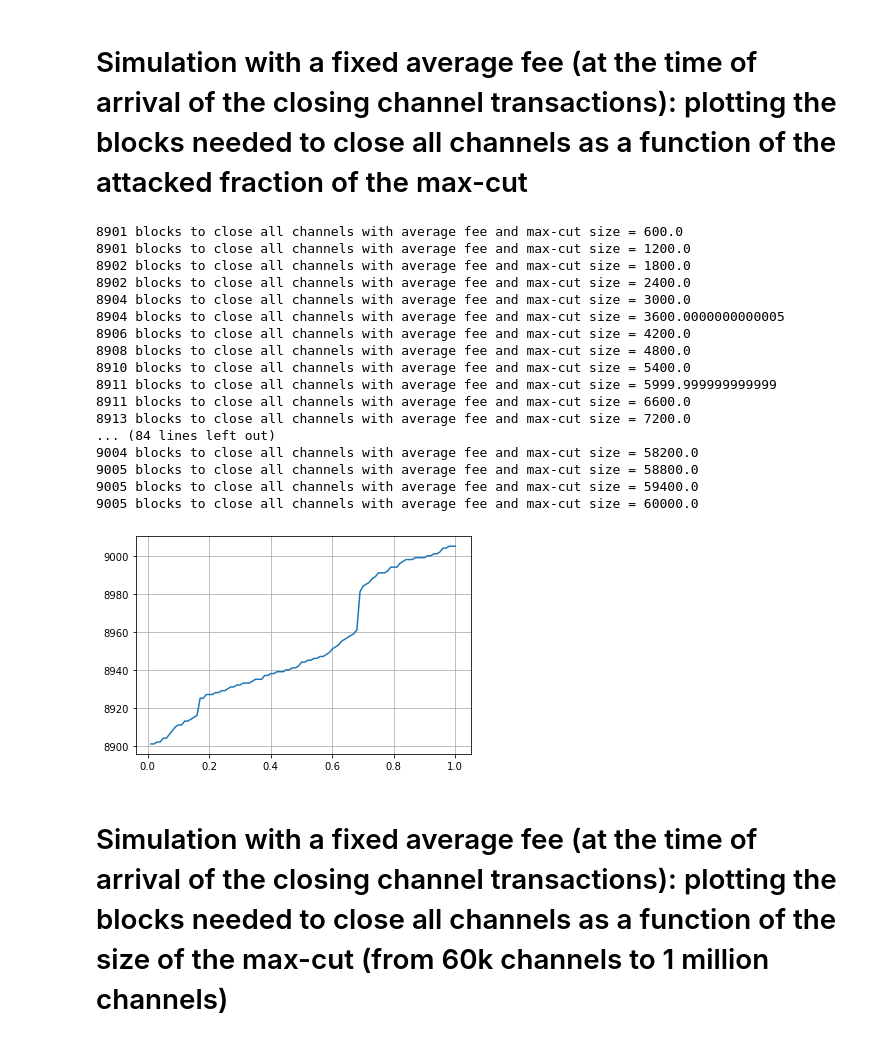
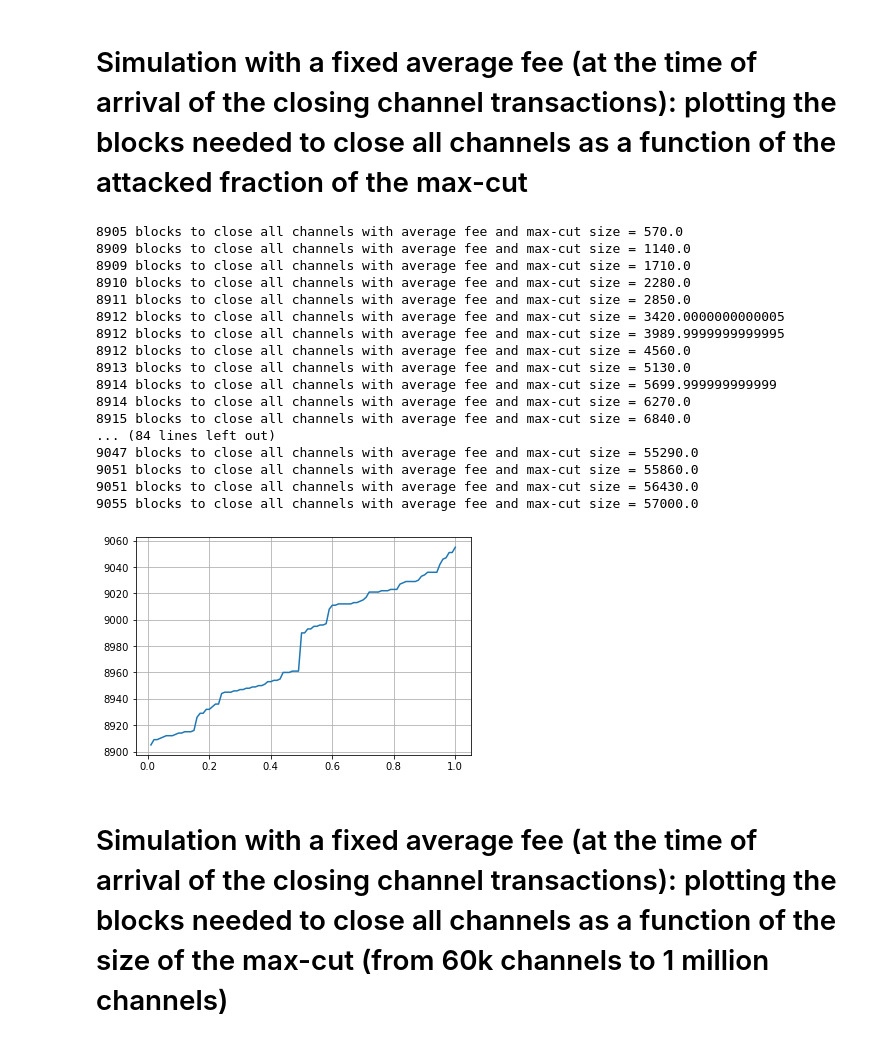
Before and after one commit to CosimoSguanci/Mass-Exit-Attacks-on-LN, a Jupyter notebook: ZombieAttackSimulation.ipynb, the cells around one changed output. Saved outputs shown, nothing was run; the diff lists cells and outputs as text; code cells hidden in the pictures.

```diff
--- a/ZombieAttackSimulation.ipynb
+++ b/ZombieAttackSimulation.ipynb
@@ -195,15 +224,15 @@ ax.grid(True)
 
 needed_blocks = [] # number of blocks needed to close all the zombie channels
 
-k = 0
+i = 0
 
-while(k < len(fee_ranges)):
-    blocks_to_close_all_channels = LN_CLOSING_CHANNEL_DELAY + simulate(mempool_data, k, INITIAL_NUM_ZOMBIE_CHANNELS)
+while(i < len(fee_ranges)):
+    blocks_to_close_all_channels = LN_CLOSING_CHANNEL_DELAY + simulate(mempool_data, blocks_data, 497928, i, INITIAL_NUM_ZOMBIE_CHANNELS)
 
-    print(blocks_to_close_all_channels, "blocks to close all channels with fee =", fee_ranges[k])
+    print(blocks_to_close_all_channels, "blocks to close all channels with fee =", fee_ranges[i])
 
     needed_blocks.append(blocks_to_close_all_channels)
-    k += 1
+    i += 1
 
 plt.plot(fee_ranges, needed_blocks)
 plt.show()
@@ -245,7 +274,7 @@ for alpha in alphas:
     if(fee_index_in_ranges >= len(fee_ranges) - 1):
        fee_index_in_ranges = len(fee_ranges) - 1
 
-    blocks_to_close_all_channels = LN_CLOSING_CHANNEL_DELAY + simulate(mempool_data, fee_index_in_ranges, INITIAL_NUM_ZOMBIE_CHANNELS)
+    blocks_to_close_all_channels = LN_CLOSING_CHANNEL_DELAY + simulate(mempool_data, blocks_data, 497928, fee_index_in_ranges, INITIAL_NUM_ZOMBIE_CHANNELS)
 
     print(blocks_to_close_all_channels, "blocks to close all channels with alpha =", alpha)
 
@@ -277,63 +306,44 @@ plt.show()
 # %%
 fig, ax = plt.subplots()
 ax.grid(True)
 
 fee_ranges = [ 0, 1, 2, 3, 4, 5, 6, 7, 8, 10, 12, 14, 17, 20, 25, 30, 40, 50, 60, 70, 80, 100, 120, 140, 170, 200, 250, 300, 400, 500, 600, 700, 800, 1000, 1200, 1400, 1700, 2000, 2500, 3000, 4000, 5000, 6000, 7000, 8000, 10000 ]
 needed_blocks = []
 
-tx_count_per_fee_level = mempool_data[0][1]
-total_tx_count = sum(tx_count_per_fee_level)
-
-acc = 0
-i = 0
-for c in tx_count_per_fee_level:
-    acc = acc + (fee_ranges[i] * c)
-    i = i + 1
-
-avg_fee = round(acc/total_tx_count)
-
-average_index = 0
-
-i = 1
-
-while i < len(fee_ranges):
-    if fee_ranges[i-1] <= avg_fee and avg_fee <= fee_ranges[i]:
-        average_index = i
-        break
-    i = i + 1
+average_index = get_average_index_fee(mempool_data[0])
 
 fractions = np.arange(start=0.01, stop=1.01, step=0.01)
 
 for fraction in fractions:
     zombie_channels = fraction * INITIAL_NUM_ZOMBIE_CHANNELS
 
-    blocks_to_close_all_channels = LN_CLOSING_CHANNEL_DELAY + simulate(mempool_data, average_index, zombie_channels)
+    blocks_to_close_all_channels = LN_CLOSING_CHANNEL_DELAY + simulate(mempool_data, blocks_data, 497928, average_index, zombie_channels)
 
     print(blocks_to_close_all_channels, "blocks to close all channels with average fee and max-cut size =", zombie_channels)
 
     needed_blocks.append(blocks_to_close_all_channels)
 
 plt.plot(fractions, needed_blocks)
 plt.show()
 # %% [output]
-8901 blocks to close all channels with average fee and max-cut size = 600.0
-8901 blocks to close all channels with average fee and max-cut size = 1200.0
-8902 blocks to close all channels with average fee and max-cut size = 1800.0
-8902 blocks to close all channels with average fee and max-cut size = 2400.0
-8904 blocks to close all channels with average fee and max-cut size = 3000.0
-8904 blocks to close all channels with average fee and max-cut size = 3600.0000000000005
-8906 blocks to close all channels with average fee and max-cut size = 4200.0
-8908 blocks to close all channels with average fee and max-cut size = 4800.0
-8910 blocks to close all channels with average fee and max-cut size = 5400.0
-8911 blocks to close all channels with average fee and max-cut size = 5999.999999999999
-8911 blocks to close all channels with average fee and max-cut size = 6600.0
-8913 blocks to close all channels with average fee and max-cut size = 7200.0
+8905 blocks to close all channels with average fee and max-cut size = 570.0
+8909 blocks to close all channels with average fee and max-cut size = 1140.0
+8909 blocks to close all channels with average fee and max-cut size = 1710.0
+8910 blocks to close all channels with average fee and max-cut size = 2280.0
+8911 blocks to close all channels with average fee and max-cut size = 2850.0
+8912 blocks to close all channels with average fee and max-cut size = 3420.0000000000005
+8912 blocks to close all channels with average fee and max-cut size = 3989.9999999999995
+8912 blocks to close all channels with average fee and max-cut size = 4560.0
+8913 blocks to close all channels with average fee and max-cut size = 5130.0
+8914 blocks to close all channels with average fee and max-cut size = 5699.999999999999
+8914 blocks to close all channels with average fee and max-cut size = 6270.0
+8915 blocks to close all channels with average fee and max-cut size = 6840.0
 ... (84 lines left out)
-9004 blocks to close all channels with average fee and max-cut size = 58200.0
-9005 blocks to close all channels with average fee and max-cut size = 58800.0
-9005 blocks to close all channels with average fee and max-cut size = 59400.0
-9005 blocks to close all channels with average fee and max-cut size = 60000.0
+9047 blocks to close all channels with average fee and max-cut size = 55290.0
+9051 blocks to close all channels with average fee and max-cut size = 55860.0
+9051 blocks to close all channels with average fee and max-cut size = 56430.0
+9055 blocks to close all channels with average fee and max-cut size = 57000.0
-[figure, old version]
+[figure, new version]
 # %% [markdown]
 # Simulation with a fixed average fee (at the time of arrival of the closing channel transactions): plotting the blocks needed to close all channels as a function of the size of the max-cut (from 60k channels to 1 million channels)
 # %%
```
Also changed, not shown: parts of 10 cells of this notebook.
